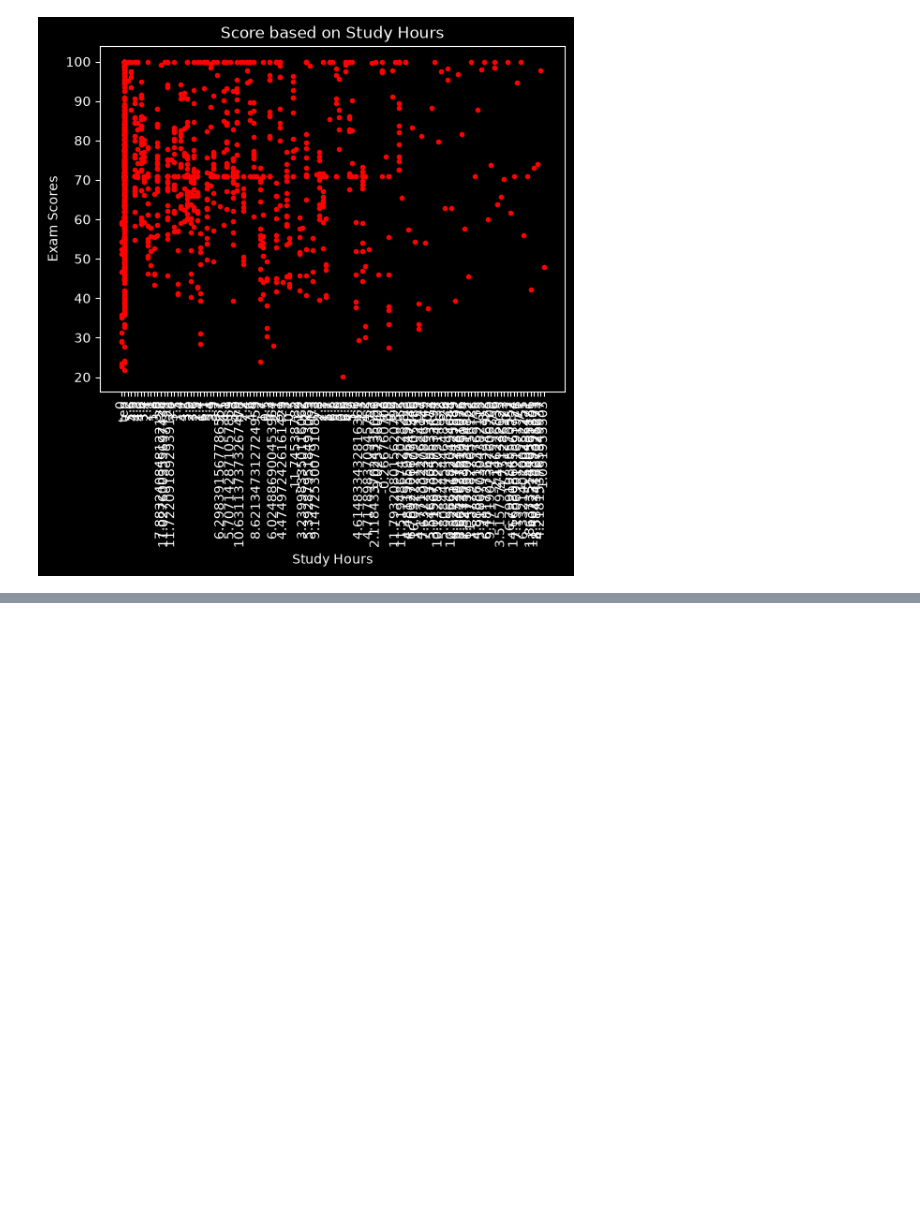
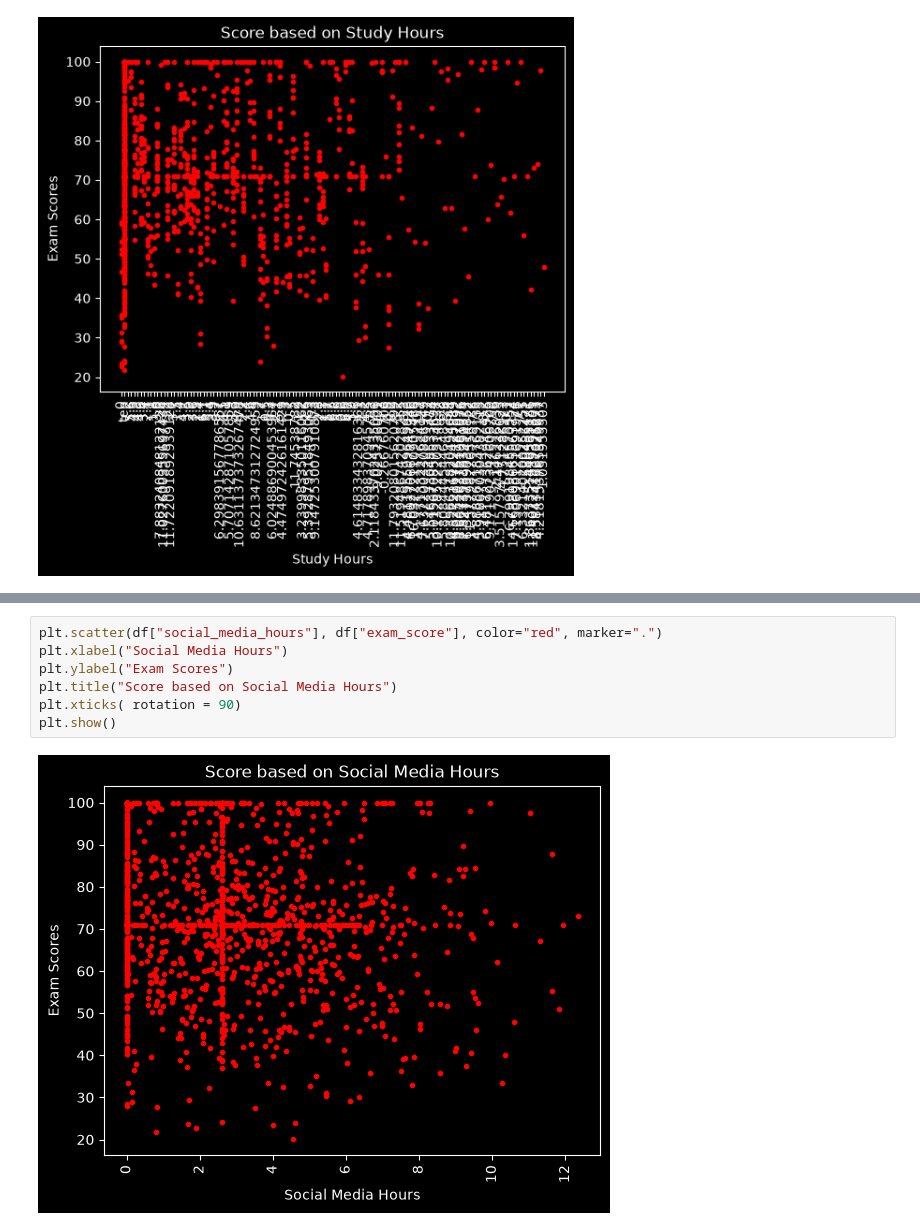
Before and after one commit to masoomk9666/hccda-ai, a Jupyter notebook: matplot01.ipynb, the cells around one changed output, grey strips where cells are left out. Cells and saved outputs as stored; diff of their text form; blank space fills up the shorter version.

```diff
--- a/matplot01.ipynb
+++ b/matplot01.ipynb
@@ -202,0 +260,9 @@ ValueError: 'c' argument must be a color, a sequence of colors, or a sequence of
+# %%
+plt.scatter(df["social_media_hours"], df["exam_score"], color="red", marker=".")
+plt.xlabel("Social Media Hours")
+plt.ylabel("Exam Scores")
+plt.title("Score based on Social Media Hours")
+plt.xticks( rotation = 90)
+plt.show()
+# %% [output]
+[figure, added]
```
Also changed, not shown: parts of 8 cells of this notebook, 6 other files.
